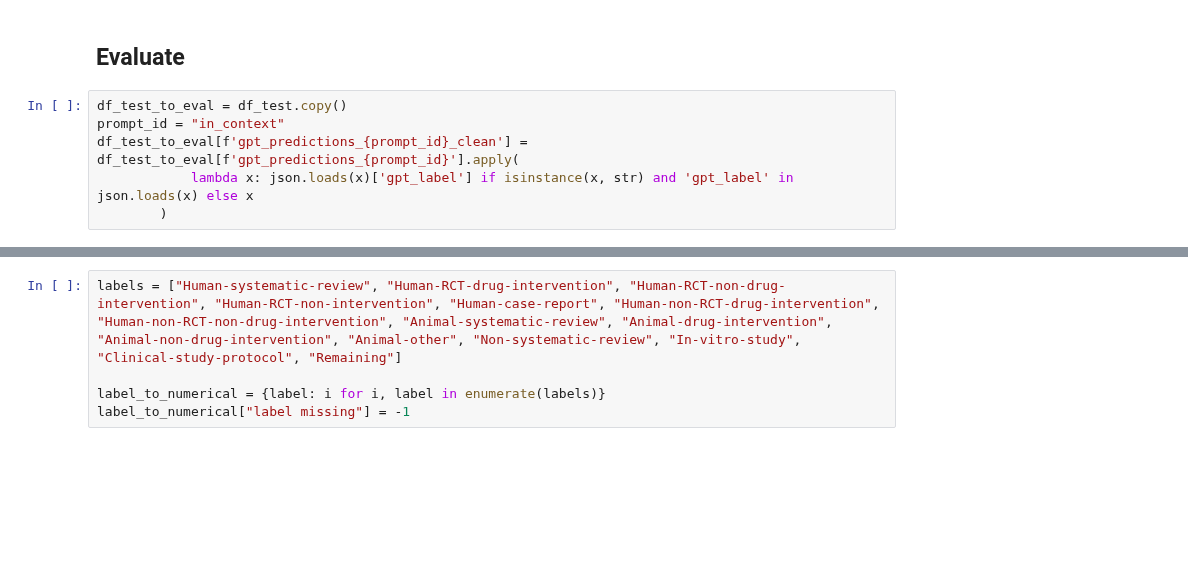
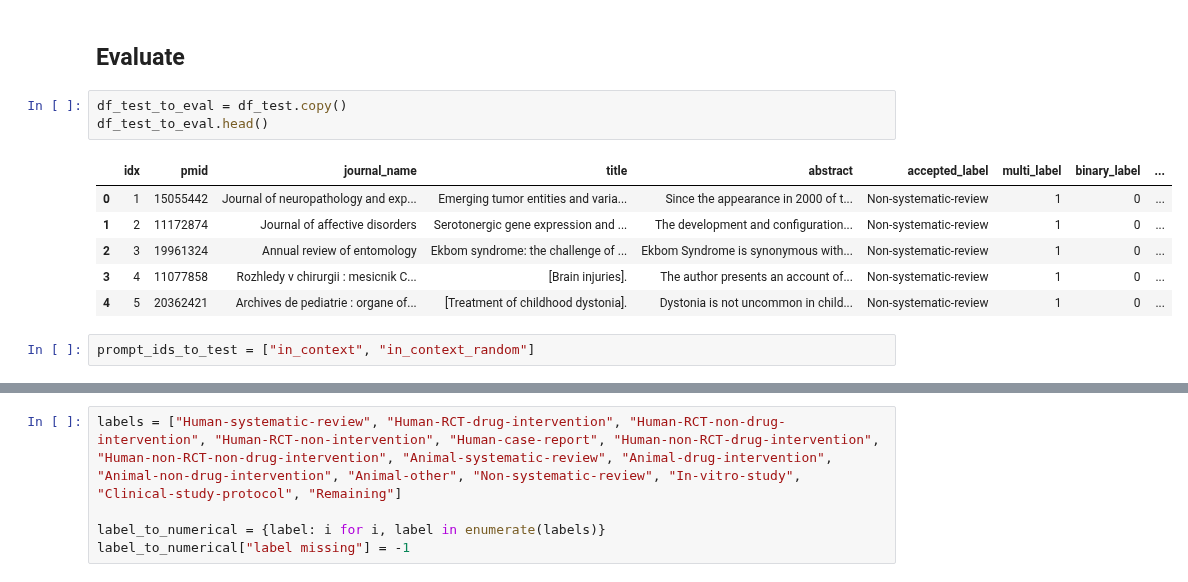
Before and after one commit to Ineichen-Group/StudyTypeTeller, a Jupyter notebook: models/GPT-In-Context.ipynb, the cells around one changed output, grey strips where cells are left out. Saved outputs shown, nothing was run; the diff lists cells and outputs as text; blank space fills up the shorter version.

```diff
--- a/models/GPT-In-Context.ipynb
+++ b/models/GPT-In-Context.ipynb
@@ -271,8 +296,14 @@ Trying to call OpenAI API...
 # %% [markdown]
 ## Evaluate
+# %%
+df_test_to_eval = df_test.copy()
+df_test_to_eval.head()
+# %% [output]
+|  | idx | pmid | journal_name | title | abstract | accepted_label | multi_label | binary_label | ... |
+| 0 | 1 | 15055442 | Journal of neuropathology and exp... | Emerging tumor entities and varia... | Since the appearance in 2000 of t... | Non-systematic-review | 1 | 0 | ... |
+| 1 | 2 | 11172874 | Journal of affective disorders | Serotonergic gene expression and ... | The development and configuration... | Non-systematic-review | 1 | 0 | ... |
+| 2 | 3 | 19961324 | Annual review of entomology | Ekbom syndrome: the challenge of ... | Ekbom Syndrome is synonymous with... | Non-systematic-review | 1 | 0 | ... |
+| 3 | 4 | 11077858 | Rozhledy v chirurgii : mesicnik C... | [Brain injuries]. | The author presents an account of... | Non-systematic-review | 1 | 0 | ... |
+| 4 | 5 | 20362421 | Archives de pediatrie : organe of... | [Treatment of childhood dystonia]. | Dystonia is not uncommon in child... | Non-systematic-review | 1 | 0 | ... |
 # %%
-df_test_to_eval = df_test.copy()
-prompt_id = "in_context"
-df_test_to_eval[f'gpt_predictions_{prompt_id}_clean'] = df_test_to_eval[f'gpt_predictions_{prompt_id}'].apply(
-            lambda x: json.loads(x)['gpt_label'] if isinstance(x, str) and 'gpt_label' in json.loads(x) else x
-        )
+prompt_ids_to_test = ["in_context", "in_context_random"]
```
Also changed, not shown: parts of 12 cells of this notebook.
